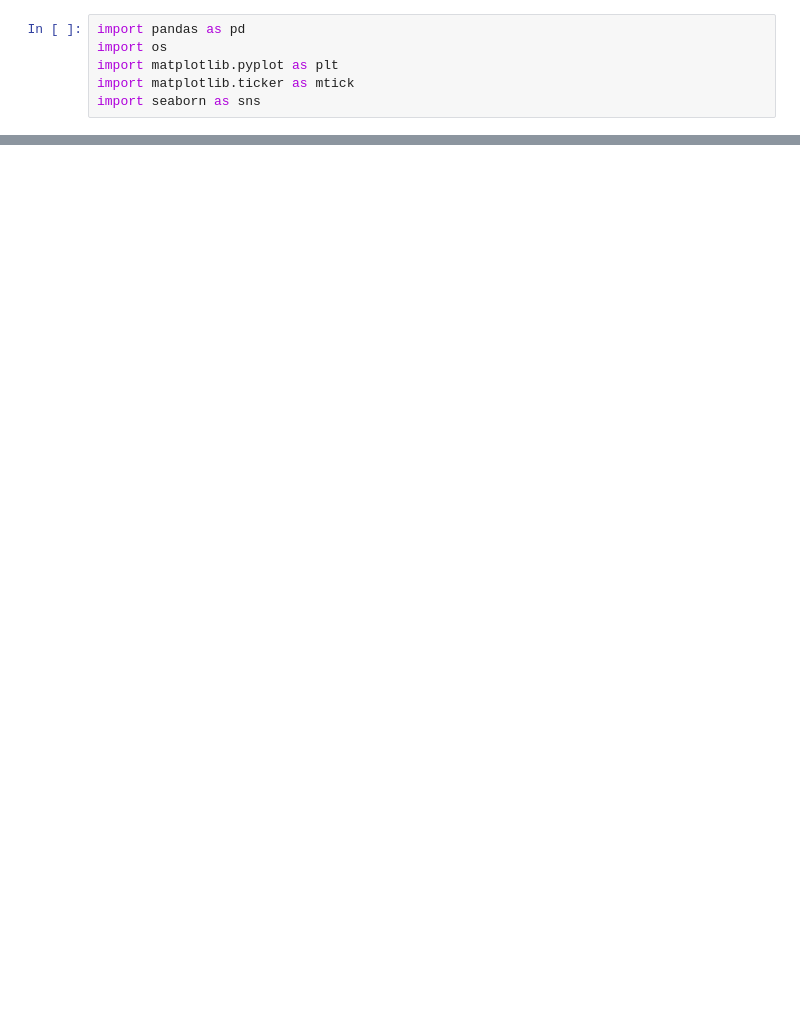
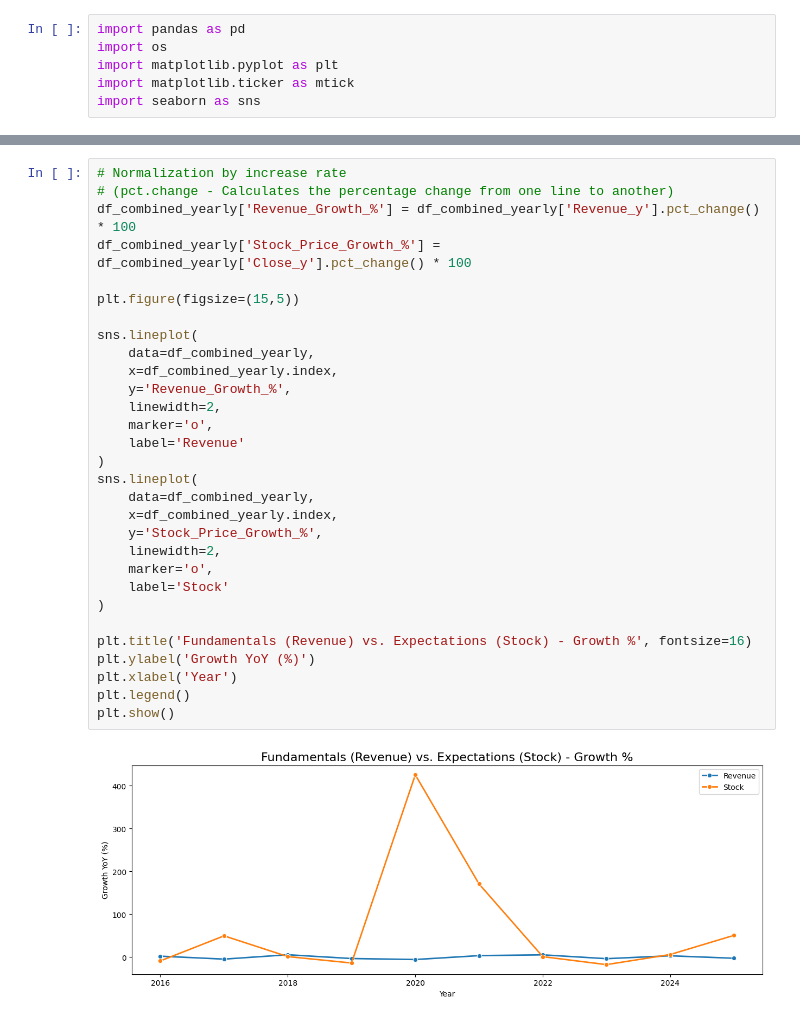
Before and after one commit to ThiagoPBorges/Tesla-Deliveries-and-Production, a Jupyter notebook: Notebook/04_advanced_analysis.ipynb, the cells around one changed output, grey strips where cells are left out. Saved outputs shown, nothing was run; the diff lists cells and outputs as text; blank space fills up the shorter version.

```diff
--- a/Notebook/04_advanced_analysis.ipynb
+++ b/Notebook/04_advanced_analysis.ipynb
@@ -48,0 +92,32 @@ plt.show()
+# %%
+# Normalization by increase rate
+# (pct.change - Calculates the percentage change from one line to another)
+df_combined_yearly['Revenue_Growth_%'] = df_combined_yearly['Revenue_y'].pct_change() * 100
+df_combined_yearly['Stock_Price_Growth_%'] = df_combined_yearly['Close_y'].pct_change() * 100
+
+plt.figure(figsize=(15,5))
+
+sns.lineplot(
+    data=df_combined_yearly,
+    x=df_combined_yearly.index,
+    y='Revenue_Growth_%',
+    linewidth=2,
+    marker='o',
+    label='Revenue'
+)
+sns.lineplot(
+    data=df_combined_yearly,
+    x=df_combined_yearly.index,
+    y='Stock_Price_Growth_%',
+    linewidth=2,
+    marker='o',
+    label='Stock'
+)
+
+plt.title('Fundamentals (Revenue) vs. Expectations (Stock) - Growth %', fontsize=16)
+plt.ylabel('Growth YoY (%)')
+plt.xlabel('Year')
+plt.legend()
+plt.show()
+# %% [output]
+[figure, added]
```
Also changed, not shown: parts of 5 cells of this notebook, 1 other file.
